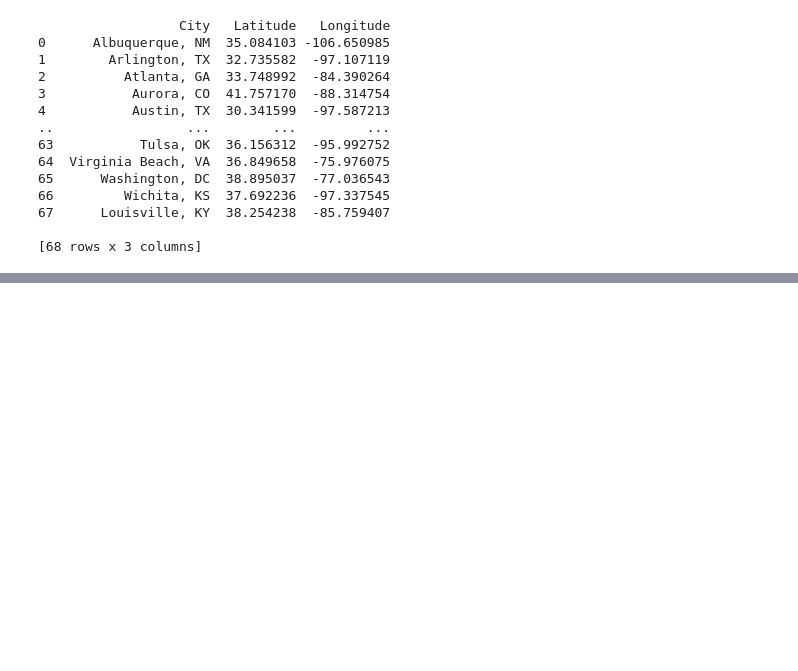
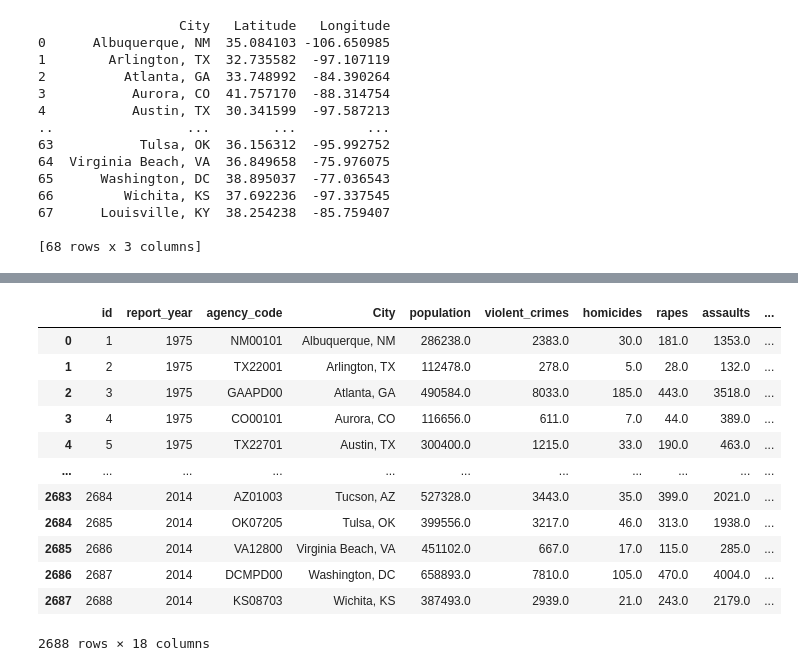
Before and after one commit to Jessiii929/project_3, a Jupyter notebook: Heatmap_FB.ipynb, the cells around one changed output, grey strips where cells are left out. Saved outputs shown, nothing was run; the diff lists cells and outputs as text; code cells hidden in the pictures; blank space fills up the shorter version.

```diff
--- a/Heatmap_FB.ipynb
+++ b/Heatmap_FB.ipynb
@@ -96,0 +116,17 @@ print(coordinates_df)
+# %%
+merged_df = pd.merge(df, coordinates_df, on='City', how='left')
+merged_df
+# %% [output]
+|  | id | report_year | agency_code | City | population | violent_crimes | homicides | rapes | assaults | ... |
+| 0 | 1 | 1975 | NM00101 | Albuquerque, NM | 286238.0 | 2383.0 | 30.0 | 181.0 | 1353.0 | ... |
+| 1 | 2 | 1975 | TX22001 | Arlington, TX | 112478.0 | 278.0 | 5.0 | 28.0 | 132.0 | ... |
+| 2 | 3 | 1975 | GAAPD00 | Atlanta, GA | 490584.0 | 8033.0 | 185.0 | 443.0 | 3518.0 | ... |
+| 3 | 4 | 1975 | CO00101 | Aurora, CO | 116656.0 | 611.0 | 7.0 | 44.0 | 389.0 | ... |
+| 4 | 5 | 1975 | TX22701 | Austin, TX | 300400.0 | 1215.0 | 33.0 | 190.0 | 463.0 | ... |
+| ... | ... | ... | ... | ... | ... | ... | ... | ... | ... | ... |
+| 2683 | 2684 | 2014 | AZ01003 | Tucson, AZ | 527328.0 | 3443.0 | 35.0 | 399.0 | 2021.0 | ... |
+| 2684 | 2685 | 2014 | OK07205 | Tulsa, OK | 399556.0 | 3217.0 | 46.0 | 313.0 | 1938.0 | ... |
+| 2685 | 2686 | 2014 | VA12800 | Virginia Beach, VA | 451102.0 | 667.0 | 17.0 | 115.0 | 285.0 | ... |
+| 2686 | 2687 | 2014 | DCMPD00 | Washington, DC | 658893.0 | 7810.0 | 105.0 | 470.0 | 4004.0 | ... |
+| 2687 | 2688 | 2014 | KS08703 | Wichita, KS | 387493.0 | 2939.0 | 21.0 | 243.0 | 2179.0 | ... |
+2688 rows × 18 columns
```
Also changed, not shown: parts of 4 cells of this notebook, 1 other file.
